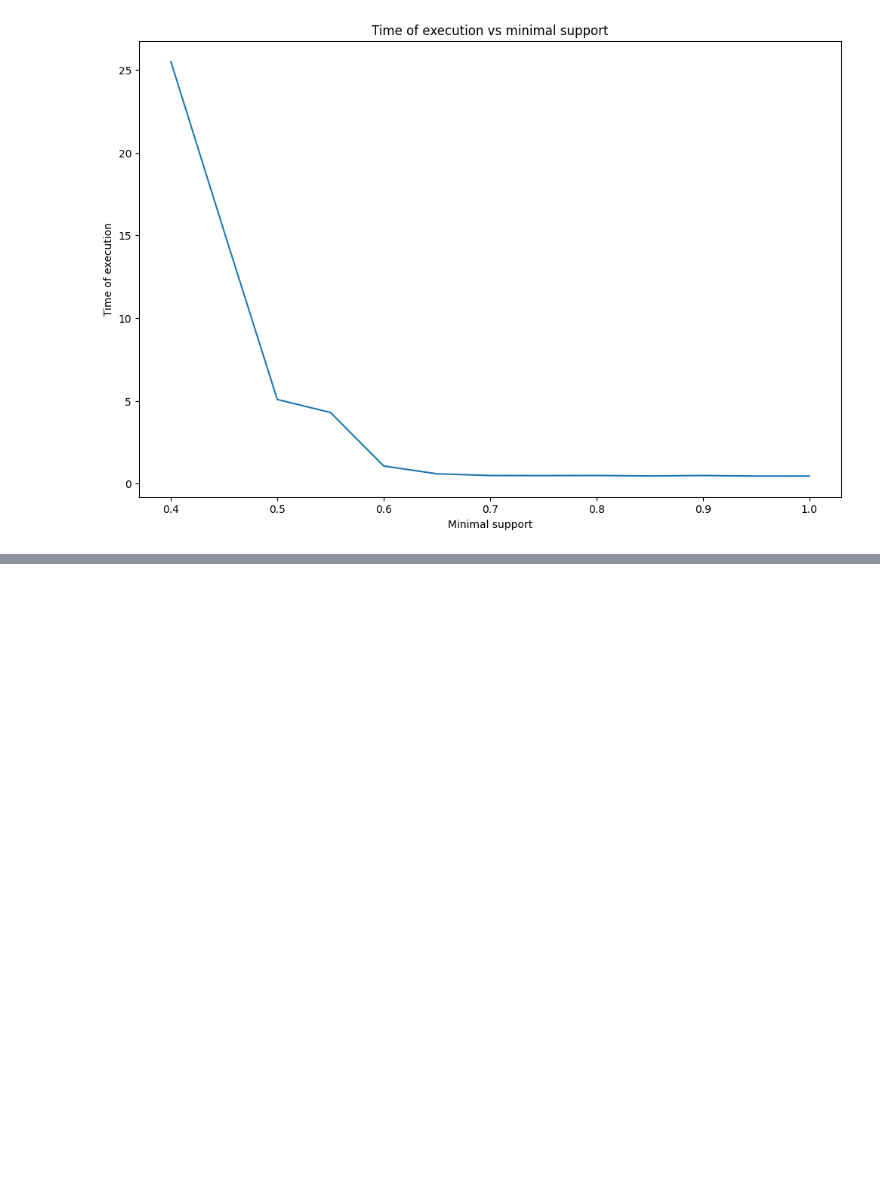
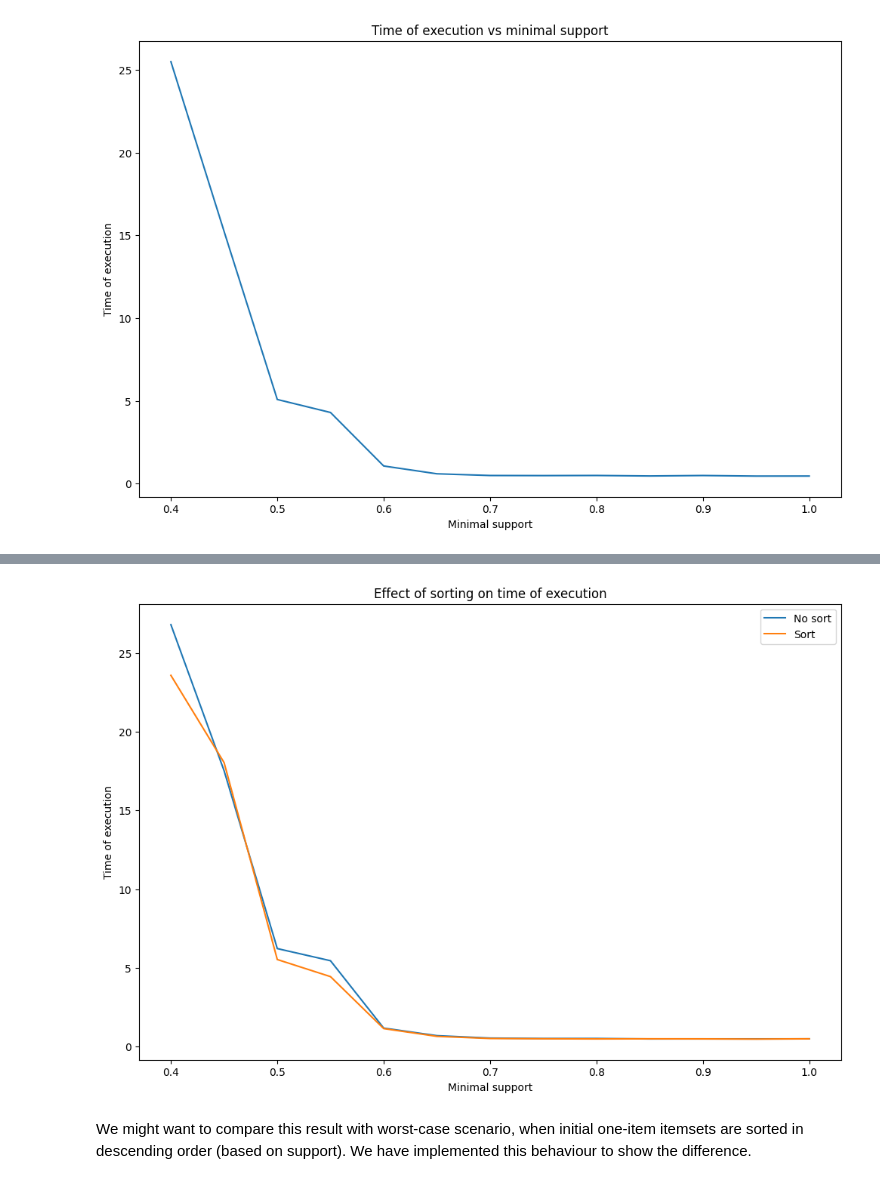
Before and after one commit to wojtasRobert/EDAMI-2020Z, a Jupyter notebook: EDAMI-project.ipynb, the cells around one changed output, grey strips where cells are left out. Drawn from its saved outputs; the diff is of its cells as text; code cells hidden in the pictures; blank space fills up the shorter version.

Commit message:
added sorting to dEclat

```diff
--- a/EDAMI-project.ipynb
+++ b/EDAMI-project.ipynb
@@ -176,0 +182,20 @@ plt.show()
+# %%
+min_supports = [0.4, 0.45, 0.5, 0.55, 0.6, 0.65, 0.7, 0.75, 0.8, 0.85, 0.9, 0.95, 1.0]
+
+times = []
+times_with_sorting = []
+
+for supp in min_supports:
+    print(f"Current minimal support = {supp}")
+
+    DE_params = dEclatControl(support=supp, minlen=1, maxlen=10)
+    start = time.time()
+    frequentItemsets = dEclat(db, DE_params)
+    end = time.time()
+    times.append(end - start)
+
+    DE_params_with_sorting = dEclatControl(support=supp, minlen=1, maxlen=10, sort=True)
+    start = time.time()
+    frequentItemsets = dEclat(db, DE_params_with_sorting)
+    end = time.time()
+    times_with_sorting.append(end - start)
@@ -176,0 +216,13 @@ plt.show()
+# %%
+fig = plt.figure(figsize=(12,8), dpi=100)
+plt.plot(min_supports, times, label="No sort")
+plt.plot(min_supports, times_with_sorting, label="Sort")
+plt.legend()
+plt.title("Effect of sorting on time of execution")
+plt.xlabel("Minimal support")
+plt.ylabel("Time of execution")
+plt.savefig("./sorting-simple.pdf")
+# %% [output]
+[figure, added]
+# %% [markdown]
+We might want to compare this result with worst-case scenario, when initial one-item itemsets are sorted in descending order (based on support). We have implemented this behaviour to show the difference.
```
Also changed, not shown: parts of 5 cells of this notebook, 5 other files.
